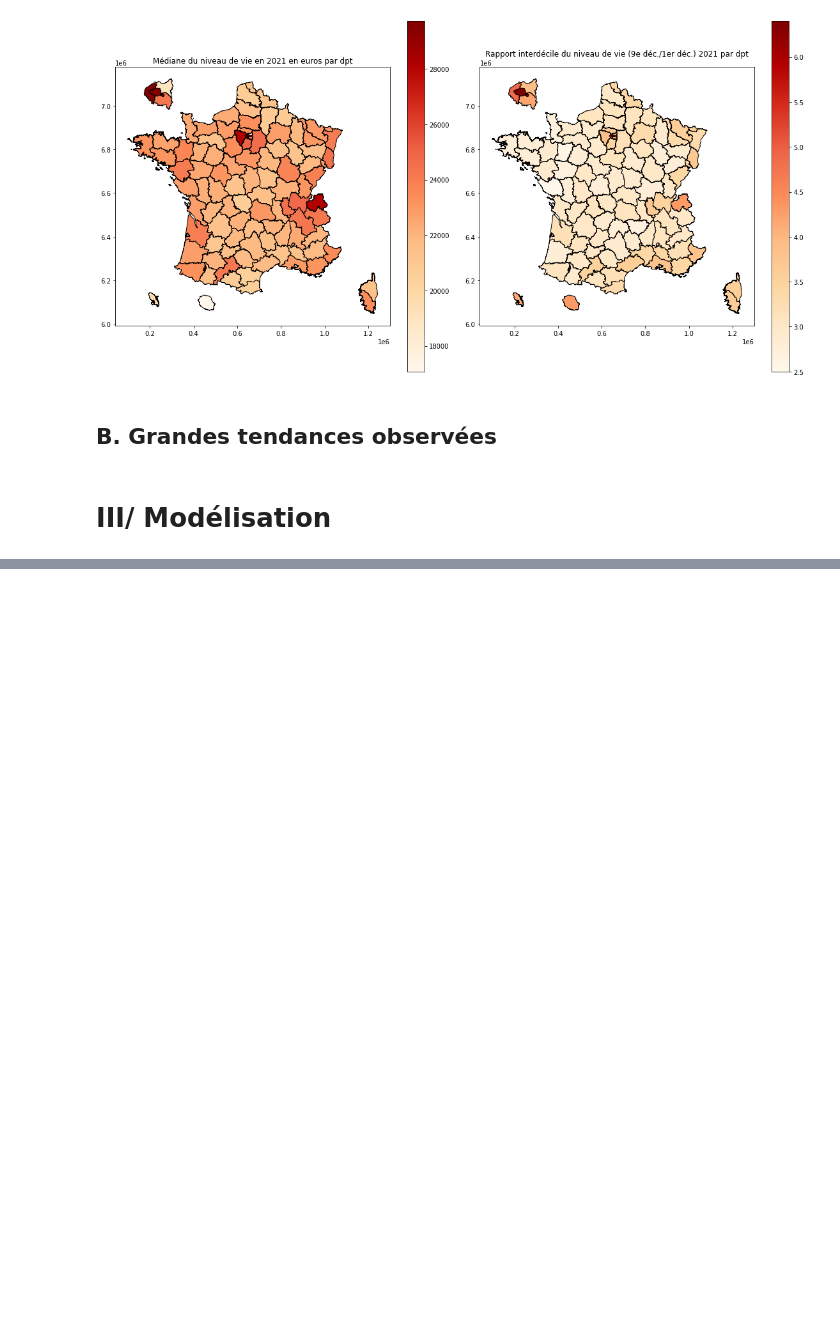
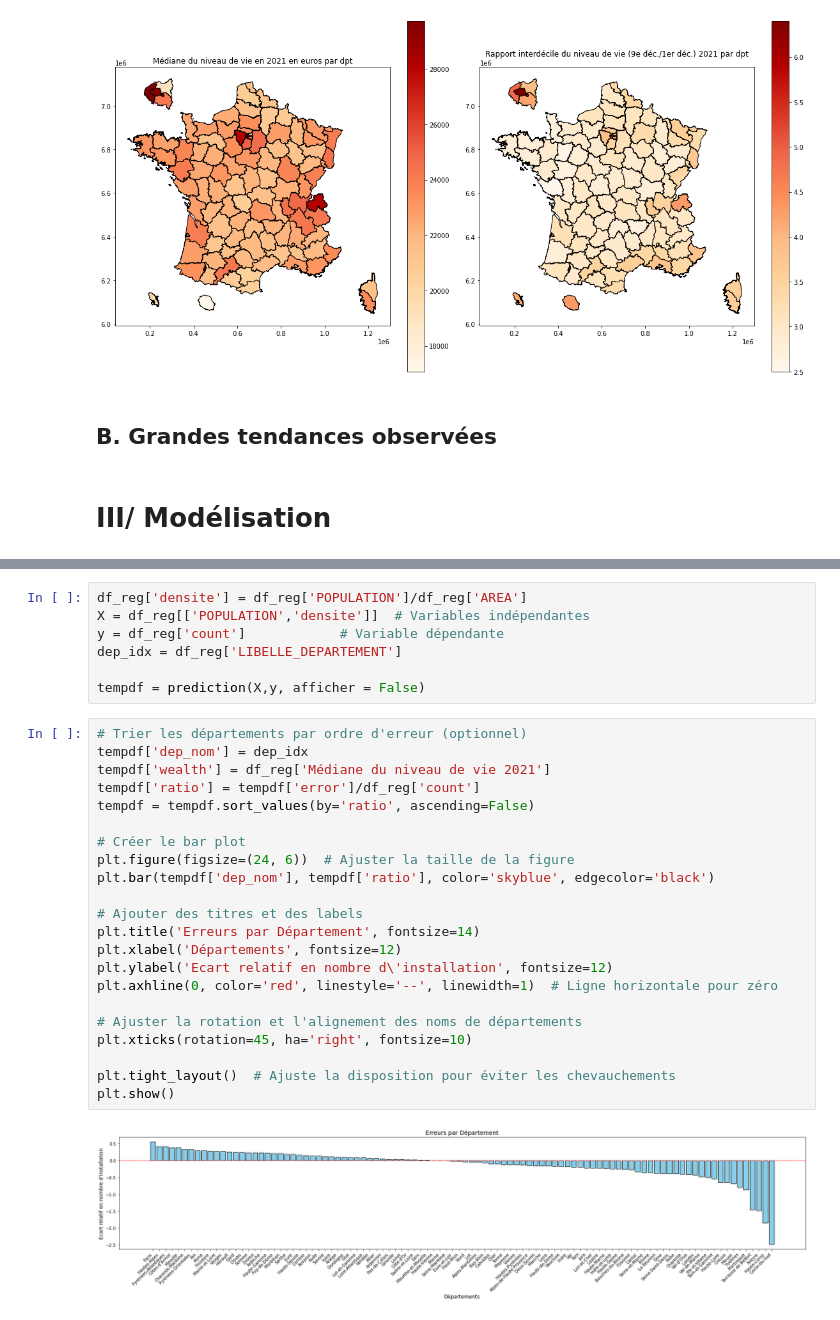
Before and after one commit to cyprienmathe/Python-data-science, a Jupyter notebook: main.ipynb, the cells around one changed output, grey strips where cells are left out. Cells and saved outputs as stored; diff of their text form; blank space fills up the shorter version.

```diff
--- a/main.ipynb
+++ b/main.ipynb
@@ -394,0 +434,31 @@ Nous considérons par exemple que des territoires dotés également en infrastru
+# %%
+df_reg['densite'] = df_reg['POPULATION']/df_reg['AREA']
+X = df_reg[['POPULATION','densite']]  # Variables indépendantes
+y = df_reg['count']            # Variable dépendante
+dep_idx = df_reg['LIBELLE_DEPARTEMENT']
+
+tempdf = prediction(X,y, afficher = False)
+# %%
+# Trier les départements par ordre d'erreur (optionnel)
+tempdf['dep_nom'] = dep_idx
+tempdf['wealth'] = df_reg['Médiane du niveau de vie 2021']
+tempdf['ratio'] = tempdf['error']/df_reg['count']
+tempdf = tempdf.sort_values(by='ratio', ascending=False)
+
+# Créer le bar plot
+plt.figure(figsize=(24, 6))  # Ajuster la taille de la figure
+plt.bar(tempdf['dep_nom'], tempdf['ratio'], color='skyblue', edgecolor='black')
+
+# Ajouter des titres et des labels
+plt.title('Erreurs par Département', fontsize=14)
+plt.xlabel('Départements', fontsize=12)
+plt.ylabel('Ecart relatif en nombre d\'installation', fontsize=12)
+plt.axhline(0, color='red', linestyle='--', linewidth=1)  # Ligne horizontale pour zéro
+
+# Ajuster la rotation et l'alignement des noms de départements
+plt.xticks(rotation=45, ha='right', fontsize=10)
+
+plt.tight_layout()  # Ajuste la disposition pour éviter les chevauchements
+plt.show()
+# %% [output]
+[figure, added]
```
Also changed, not shown: parts of 13 cells of this notebook, 1 other file.
